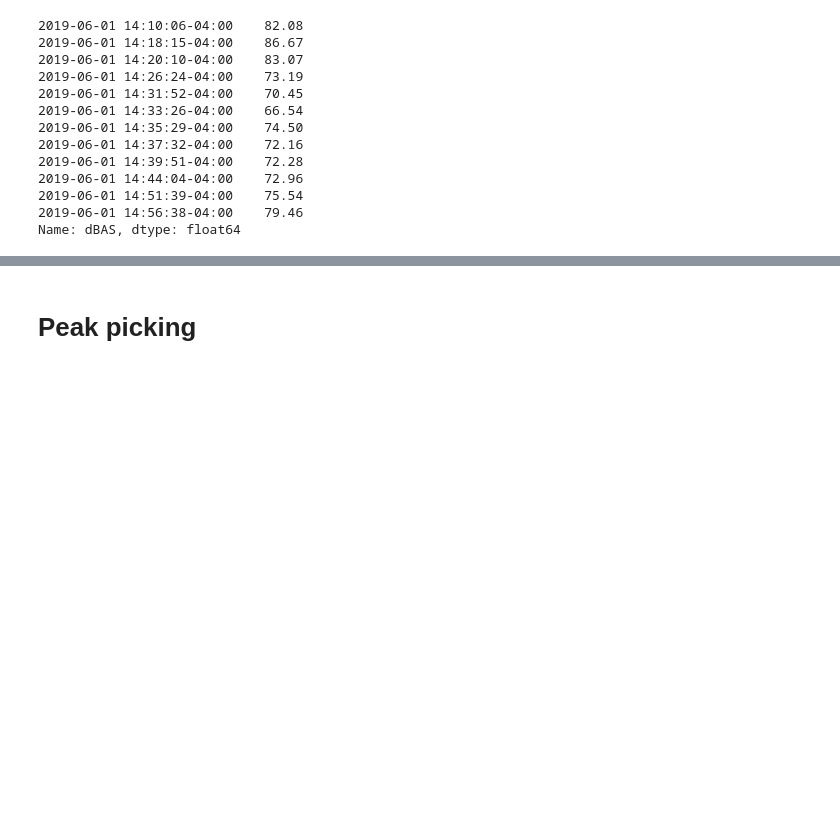
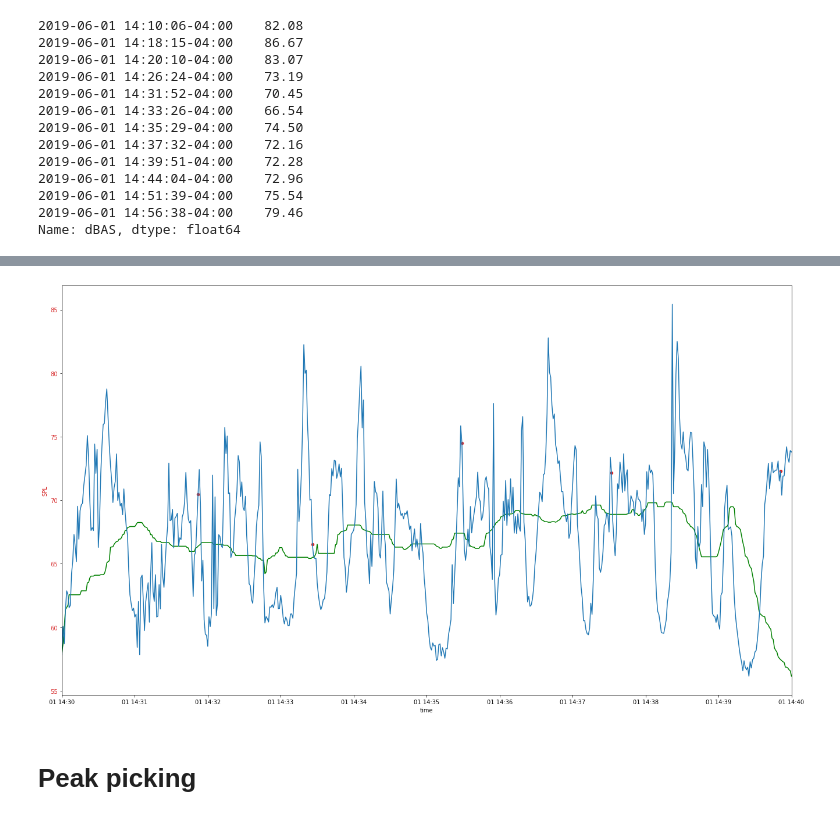
Before and after one commit to marin-hyatt/public-redhook-analysis, a Jupyter notebook: Truck_Analysis.ipynb, the cells around one changed output, grey strips where cells are left out. Drawn from its saved outputs; the diff is of its cells as text; code cells hidden in the pictures; blank space fills up the shorter version.

```diff
--- a/Truck_Analysis.ipynb
+++ b/Truck_Analysis.ipynb
@@ -1002,0 +1005,3 @@ truck_timestamp_peaks_dt:
+# %%
+plot_truck_clusters_scatter(hour_joined_df, '2019-06-01 14:30:00-04:00', '2019-06-01 14:40:00-04:00')
+# %% [output]
@@ -1003,3 +1017,4 @@ truck_timestamp_peaks_dt:
+[figure, added]
 # %% [markdown]
 # Peak picking
 # %%
```
Also changed, not shown: parts of 6 cells of this notebook.
